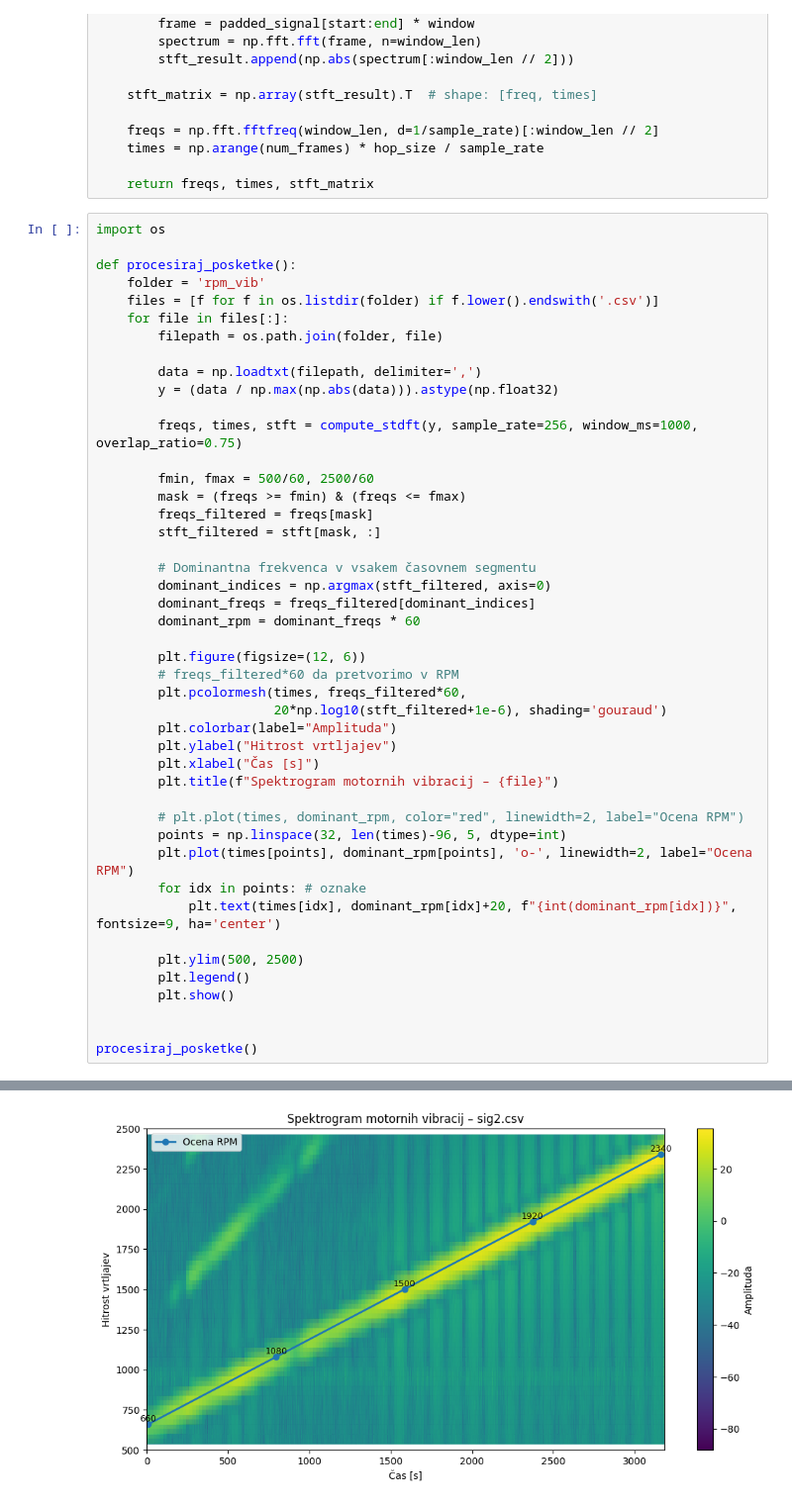
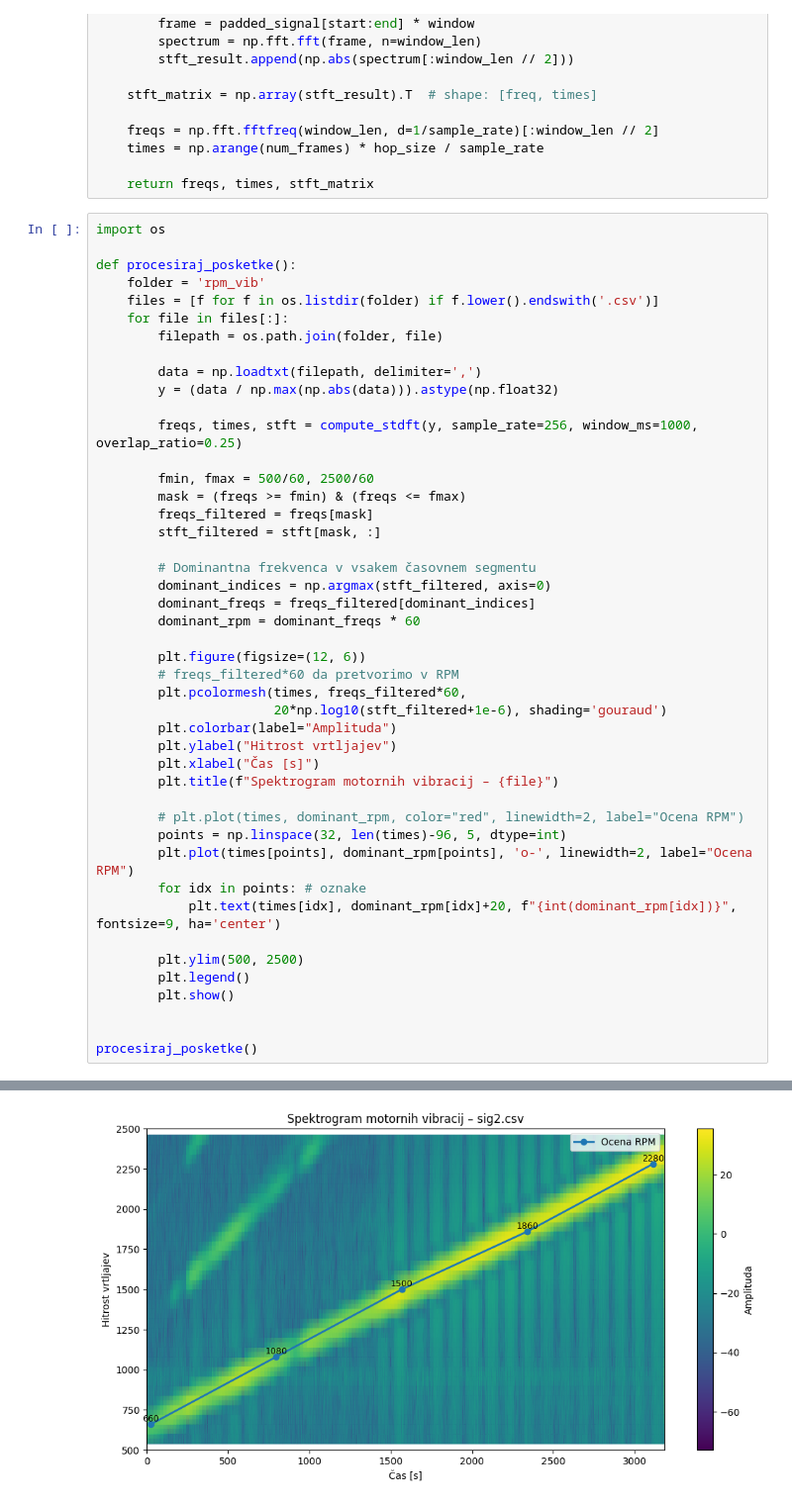
Before and after one commit to SimonPlazar/Racunalniska-Obdelava-Signalov-in-Slik, a Jupyter notebook: ROSiS-N5/porocilo.ipynb, the cells around one changed output, grey strips where cells are left out. Shown at 99% size. Cells and saved outputs as stored; diff of their text form.

```diff
--- a/ROSiS-N5/porocilo.ipynb
+++ b/ROSiS-N5/porocilo.ipynb
@@ -43,7 +43,7 @@ def procesiraj_posketke():
         data = np.loadtxt(filepath, delimiter=',')
         y = (data / np.max(np.abs(data))).astype(np.float32)
 
-        freqs, times, stft = compute_stdft(y, sample_rate=256, window_ms=1000, overlap_ratio=0.75)
+        freqs, times, stft = compute_stdft(y, sample_rate=256, window_ms=1000, overlap_ratio=0.25)
 
         fmin, fmax = 500/60, 2500/60
         mask = (freqs >= fmin) & (freqs <= fmax)
@@ -81 +81 @@ procesiraj_posketke()
-[figure, old version]
+[figure, new version]
```
Also changed, not shown: parts of 1 cell of this notebook, 11 other files.
